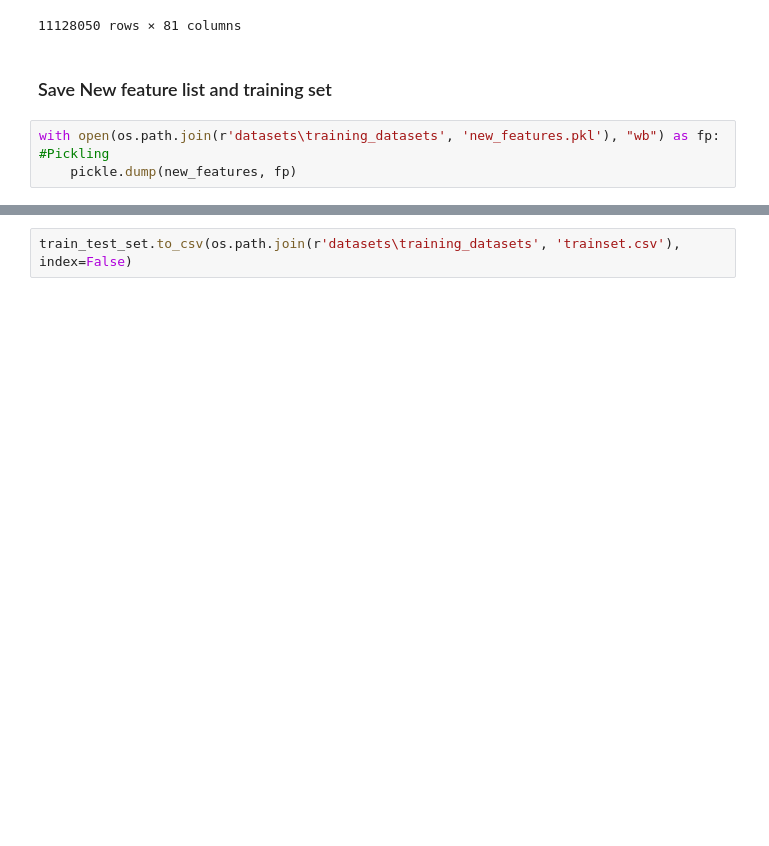
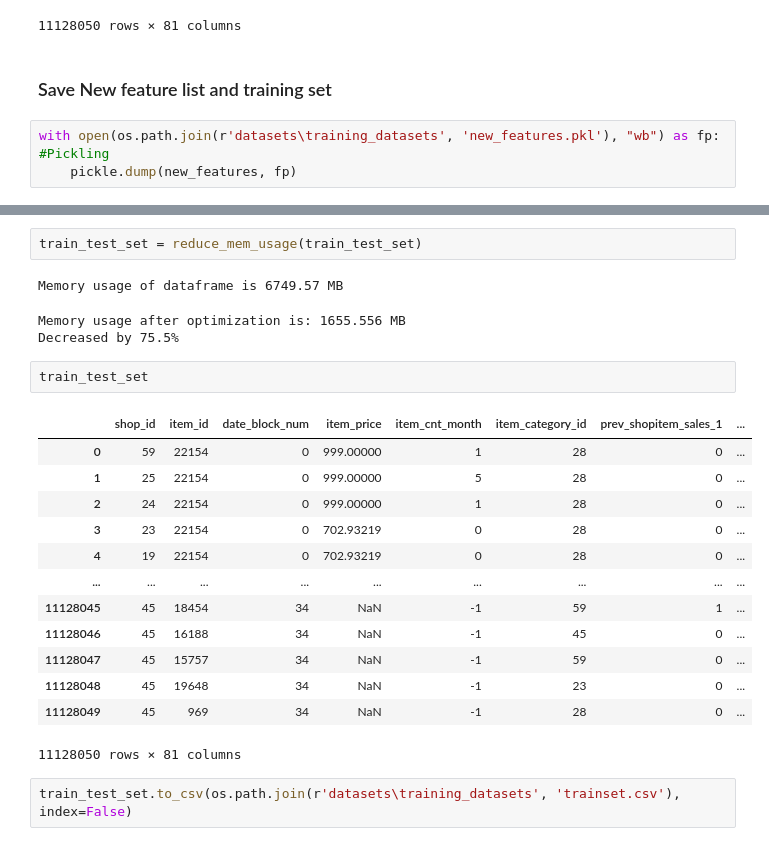
Before and after one commit to ManashJKonwar/ML-Retail-Sales, a Jupyter notebook: modelling_pipeline/feature_engg_script.ipynb, the cells around one changed output, grey strips where cells are left out. Saved outputs shown, nothing was run; the diff lists cells and outputs as text; blank space fills up the shorter version.

Commit message:
Update: Adding_memory_reduction_method_for_trainset

```diff
--- a/modelling_pipeline/feature_engg_script.ipynb
+++ b/modelling_pipeline/feature_engg_script.ipynb
@@ -517,2 +579,24 @@ with open(os.path.join(r'datasets\training_datasets', 'new_features.pkl'), "wb")
+# %%
+train_test_set = reduce_mem_usage(train_test_set)
+# %% [output]
+Memory usage of dataframe is 6749.57 MB
+Memory usage after optimization is: 1655.556 MB
+Decreased by 75.5%
+# %%
+train_test_set
+# %% [output]
+|  | shop_id | item_id | date_block_num | item_price | item_cnt_month | item_category_id | prev_shopitem_sales_1 | ... |
+| 0 | 59 | 22154 | 0 | 999.00000 | 1 | 28 | 0 | ... |
+| 1 | 25 | 22154 | 0 | 999.00000 | 5 | 28 | 0 | ... |
+| 2 | 24 | 22154 | 0 | 999.00000 | 1 | 28 | 0 | ... |
+| 3 | 23 | 22154 | 0 | 702.93219 | 0 | 28 | 0 | ... |
+| 4 | 19 | 22154 | 0 | 702.93219 | 0 | 28 | 0 | ... |
+| ... | ... | ... | ... | ... | ... | ... | ... | ... |
+| 11128045 | 45 | 18454 | 34 | NaN | -1 | 59 | 1 | ... |
+| 11128046 | 45 | 16188 | 34 | NaN | -1 | 45 | 0 | ... |
+| 11128047 | 45 | 15757 | 34 | NaN | -1 | 59 | 0 | ... |
+| 11128048 | 45 | 19648 | 34 | NaN | -1 | 23 | 0 | ... |
+| 11128049 | 45 | 969 | 34 | NaN | -1 | 28 | 0 | ... |
+11128050 rows × 81 columns
 # %%
 train_test_set.to_csv(os.path.join(r'datasets\training_datasets', 'trainset.csv'), index=False)
```
Also changed, not shown: parts of 2 cells of this notebook.
